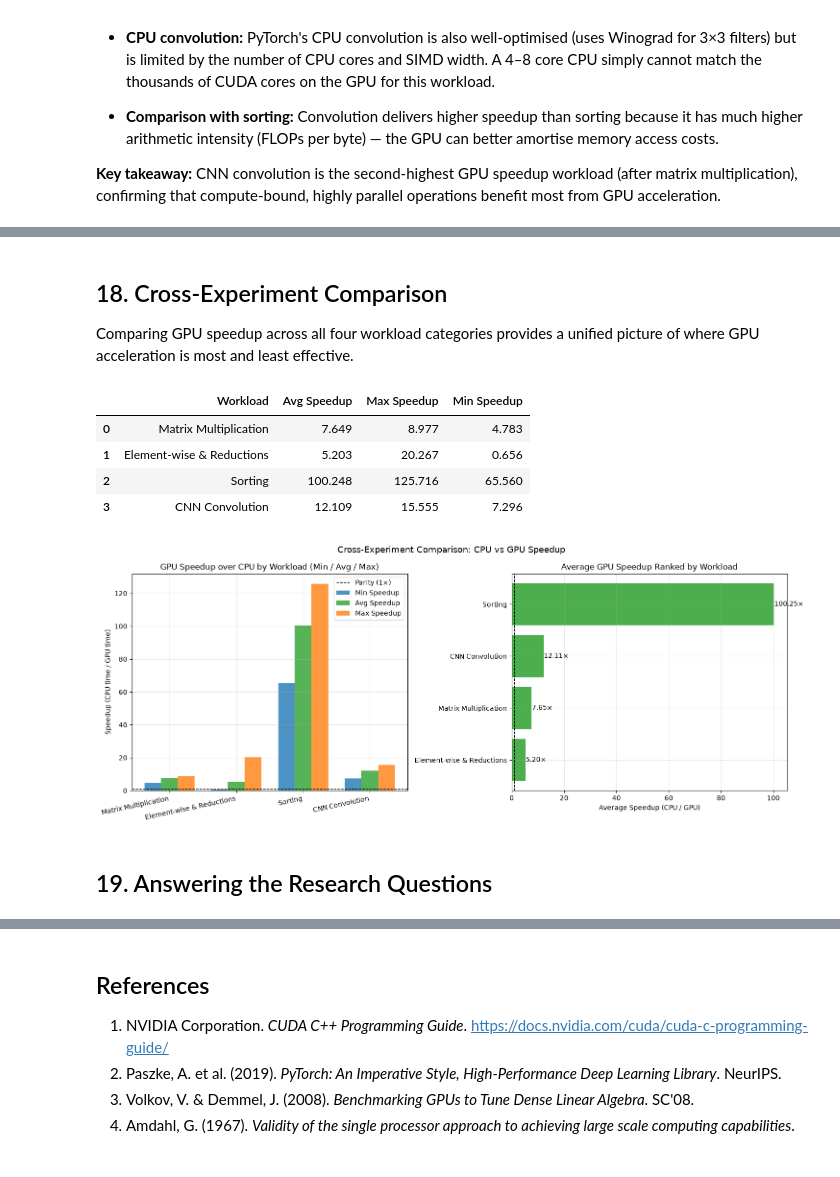
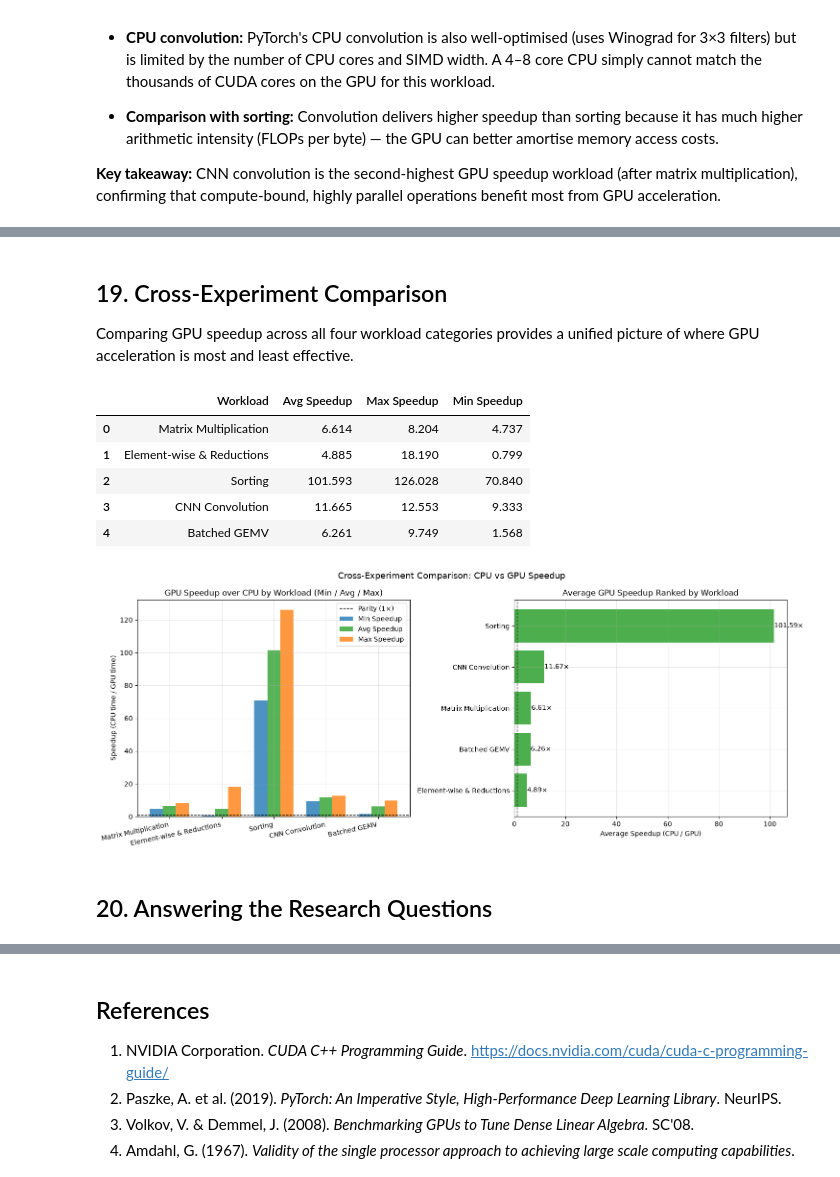
Before and after one commit to farout101/CS-705, a Jupyter notebook: CS705_CPU_vs_GPU_Performance_Analysis_Team.ipynb, the cells around one changed output, grey strips where cells are left out. Cells and saved outputs as stored; diff of their text form; code cells hidden in the pictures.

```diff
--- a/CS705_CPU_vs_GPU_Performance_Analysis_Team.ipynb
+++ b/CS705_CPU_vs_GPU_Performance_Analysis_Team.ipynb
@@ -1088,5 +1279,5 @@ else:
 # %% [markdown]
-## 18. Cross-Experiment Comparison
+## 19. Cross-Experiment Comparison
 
 Comparing GPU speedup across all four workload categories provides a unified picture of where GPU acceleration is most and least effective.
 # %%
@@ -1132,6 +1323,15 @@ if GPU_AVAILABLE:
             'Min Speedup': conv_df['Speedup'].min(),
         })
 
+
+    # Experiment 5: Batched GEMV
+    if 'Speedup' in gemv_df.columns:
+        cross_rows.append({
+            'Workload': 'Batched GEMV',
+            'Avg Speedup': gemv_df['Speedup'].mean(),
+            'Max Speedup': gemv_df['Speedup'].max(),
+            'Min Speedup': gemv_df['Speedup'].min(),
+        })
     cross_df = pd.DataFrame(cross_rows)
     display(cross_df.round(3))
 
@@ -1147,40 +1347,41 @@ if GPU_AVAILABLE:
     axes[0].bar(x + w, cross_df['Max Speedup'],  w, label='Max Speedup',  color='tab:orange', alpha=0.8)
     axes[0].axhline(1.0, color='black', linestyle='--', linewidth=1, label='Parity (1×)')
     axes[0].set_xticks(x)
     axes[0].set_xticklabels(workloads, rotation=12, ha='right')
     axes[0].set_title('GPU Speedup over CPU by Workload (Min / Avg / Max)')
     axes[0].set_ylabel('Speedup (CPU time / GPU time)')
     axes[0].legend()
     axes[0].grid(True, alpha=0.3)
 
     # Horizontal bar: avg speedup ranked
     sorted_cross = cross_df.sort_values('Avg Speedup', ascending=True)
     axes[1].barh(sorted_cross['Workload'], sorted_cross['Avg Speedup'],
                  color='tab:green', alpha=0.85)
     axes[1].axvline(1.0, color='black', linestyle='--', linewidth=1)
     axes[1].set_title('Average GPU Speedup Ranked by Workload')
     axes[1].set_xlabel('Average Speedup (CPU / GPU)')
     for i, (_, row) in enumerate(sorted_cross.iterrows()):
         axes[1].text(row['Avg Speedup'] + 0.1, i, f'{row["Avg Speedup"]:.2f}×',
                      va='center', fontsize=10)
     axes[1].grid(True, alpha=0.3)
 
     plt.suptitle('Cross-Experiment Comparison: CPU vs GPU Speedup', fontsize=13)
     plt.tight_layout()
     plt.savefig('./diagrams/cross_experiment_comparison.png', dpi=120)
     plt.show()
 else:
     cross_df = None
     print('No GPU — cross-experiment comparison not applicable.')
 # %% [output]
 |  | Workload | Avg Speedup | Max Speedup | Min Speedup |
-| 0 | Matrix Multiplication | 7.649 | 8.977 | 4.783 |
-| 1 | Element-wise & Reductions | 5.203 | 20.267 | 0.656 |
-| 2 | Sorting | 100.248 | 125.716 | 65.560 |
-| 3 | CNN Convolution | 12.109 | 15.555 | 7.296 |
+| 0 | Matrix Multiplication | 6.614 | 8.204 | 4.737 |
+| 1 | Element-wise & Reductions | 4.885 | 18.190 | 0.799 |
+| 2 | Sorting | 101.593 | 126.028 | 70.840 |
+| 3 | CNN Convolution | 11.665 | 12.553 | 9.333 |
+| 4 | Batched GEMV | 6.261 | 9.749 | 1.568 |
-[figure, old version]
+[figure, new version]
 # %% [markdown]
-## 19. Answering the Research Questions
+## 20. Answering the Research Questions
 # %%
 from IPython.display import display, Markdown
 
```
Also changed, not shown: parts of 22 cells of this notebook, 7 other files.
